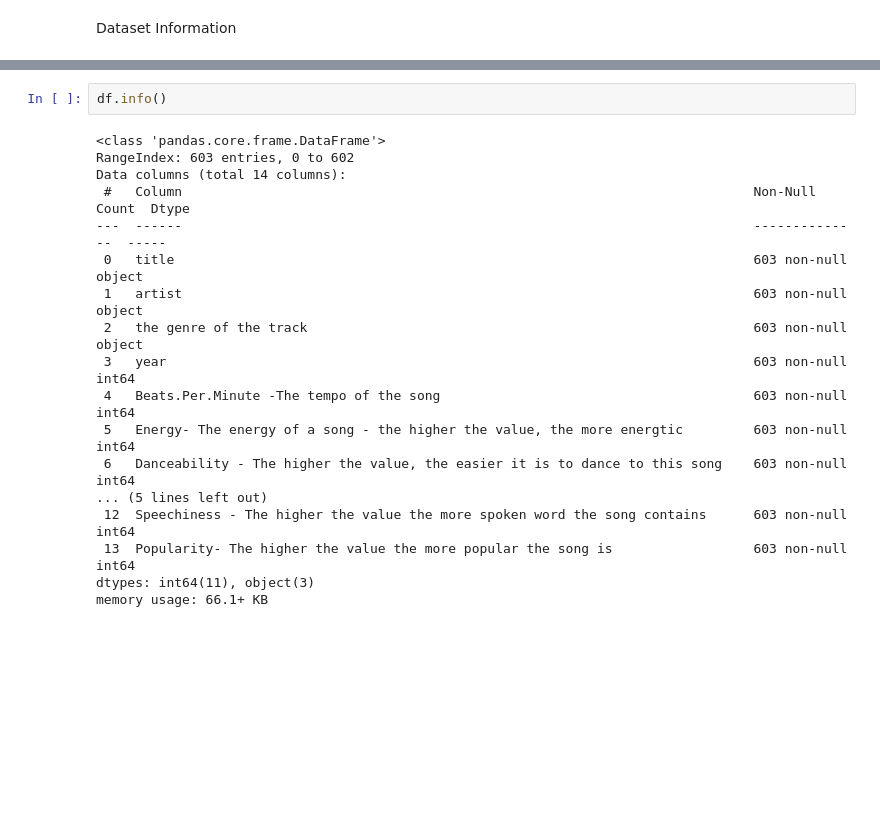
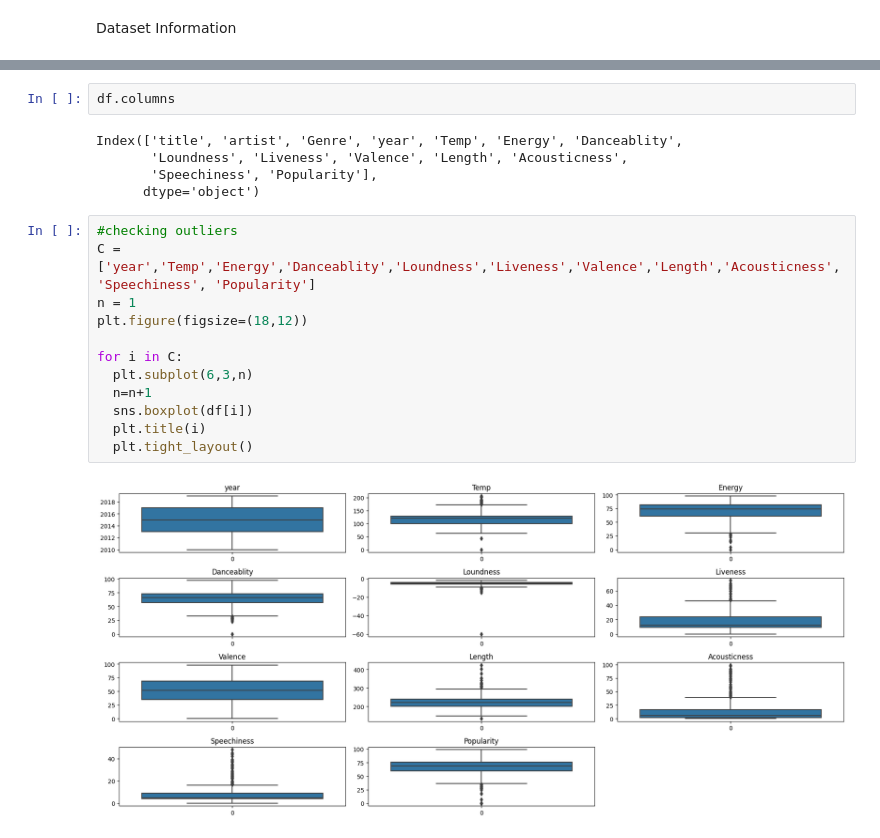
Before and after one commit to Shubhangini19/spotifyDataAnalysis, a Jupyter notebook: SpotifyDataAnalysis.ipynb, the cells around one changed output, grey strips where cells are left out. Drawn from its saved outputs; the diff is of its cells as text; blank space fills up the shorter version.

```diff
--- a/SpotifyDataAnalysis.ipynb
+++ b/SpotifyDataAnalysis.ipynb
@@ -75,20 +194,21 @@ Dataset Information
 # %%
-df.info()
+df.columns
 # %% [output]
-<class 'pandas.core.frame.DataFrame'>
-RangeIndex: 603 entries, 0 to 602
-Data columns (total 14 columns):
- #   Column                                                                         Non-Null Count  Dtype
----  ------                                                                         --------------  -----
- 0   title                                                                          603 non-null    object
- 1   artist                                                                         603 non-null    object
- 2   the genre of the track                                                         603 non-null    object
- 3   year                                                                           603 non-null    int64
- 4   Beats.Per.Minute -The tempo of the song                                        603 non-null    int64
- 5   Energy- The energy of a song - the higher the value, the more energtic         603 non-null    int64
- 6   Danceability - The higher the value, the easier it is to dance to this song    603 non-null    int64
-... (5 lines left out)
- 12  Speechiness - The higher the value the more spoken word the song contains      603 non-null    int64
- 13  Popularity- The higher the value the more popular the song is                  603 non-null    int64
-dtypes: int64(11), object(3)
-memory usage: 66.1+ KB
+Index(['title', 'artist', 'Genre', 'year', 'Temp', 'Energy', 'Danceablity',
+       'Loundness', 'Liveness', 'Valence', 'Length', 'Acousticness',
+       'Speechiness', 'Popularity'],
+      dtype='object')
+# %%
+#checking outliers
+C = ['year','Temp','Energy','Danceablity','Loundness','Liveness','Valence','Length','Acousticness','Speechiness', 'Popularity']
+n = 1
+plt.figure(figsize=(18,12))
+
+for i in C:
+  plt.subplot(6,3,n)
+  n=n+1
+  sns.boxplot(df[i])
+  plt.title(i)
+  plt.tight_layout()
+# %% [output]
+[figure, added]
```
Also changed, not shown: parts of 17 cells of this notebook.
